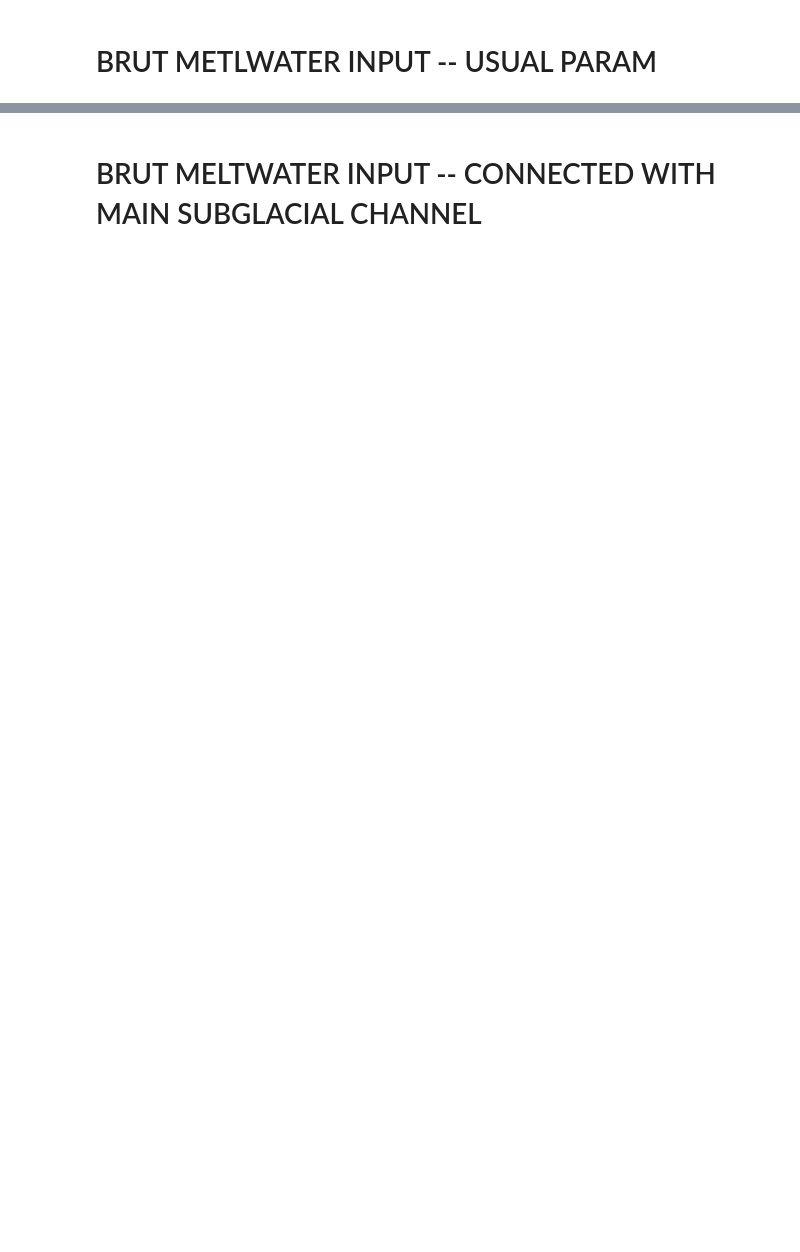
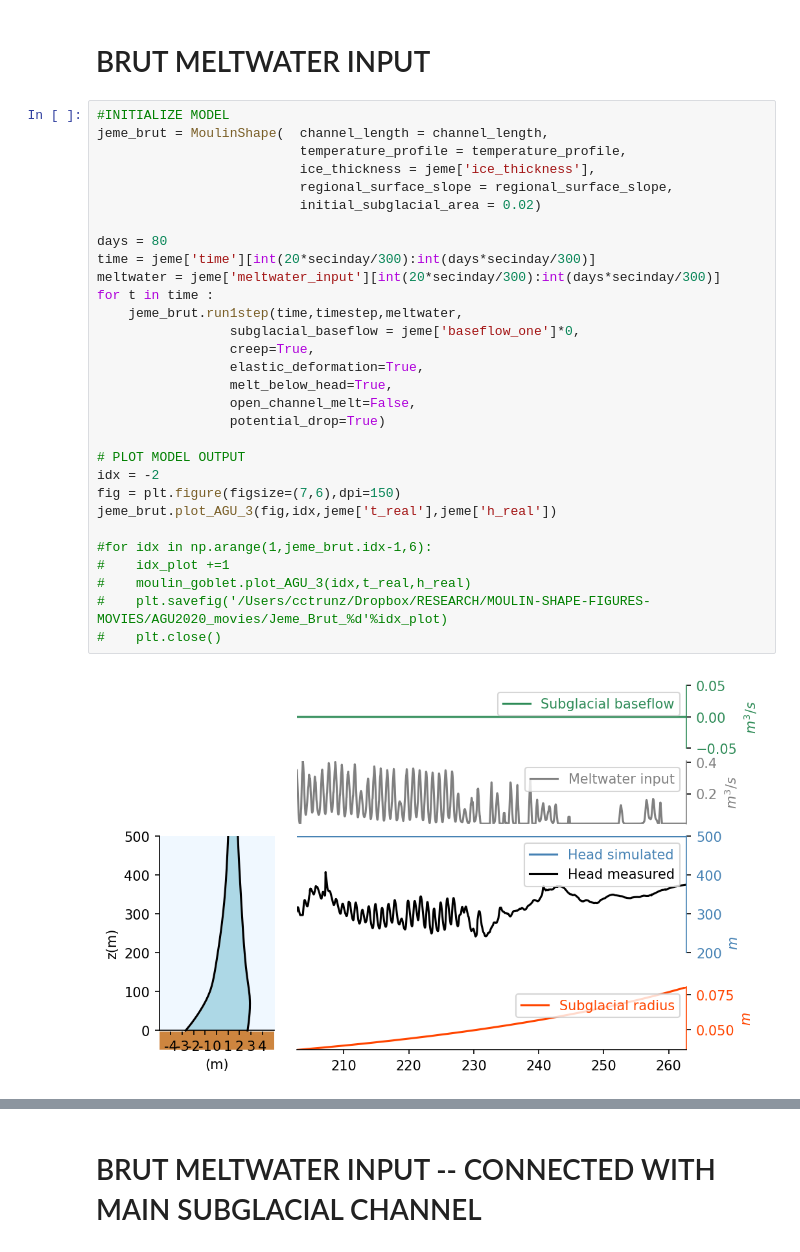
Before and after one commit to cctrunz/ModelRepo_pyMouShBaseflow_paper, a Jupyter notebook: Simulate_moulin_data.ipynb, the cells around one changed output, grey strips where cells are left out. Drawn from its saved outputs; the diff is of its cells as text; blank space fills up the shorter version.

```diff
--- a/Simulate_moulin_data.ipynb
+++ b/Simulate_moulin_data.ipynb
@@ -34,4 +86,36 @@ meltwater_input = Qin_real(time, Qin_data, Qtime_data)
 # %% [markdown]
-# BRUT METLWATER INPUT -- USUAL PARAM
+# BRUT MELTWATER INPUT
+# %%
+#INITIALIZE MODEL
+jeme_brut = MoulinShape(  channel_length = channel_length,
+                          temperature_profile = temperature_profile,
+                          ice_thickness = jeme['ice_thickness'],
+                          regional_surface_slope = regional_surface_slope,
+                          initial_subglacial_area = 0.02)
+
+days = 80
+time = jeme['time'][int(20*secinday/300):int(days*secinday/300)]
+meltwater = jeme['meltwater_input'][int(20*secinday/300):int(days*secinday/300)]
+for t in time :
+    jeme_brut.run1step(time,timestep,meltwater,
+                 subglacial_baseflow = jeme['baseflow_one']*0,
+                 creep=True,
+                 elastic_deformation=True,
+                 melt_below_head=True,
+                 open_channel_melt=False,
+                 potential_drop=True)
+
+# PLOT MODEL OUTPUT
+idx = -2
+fig = plt.figure(figsize=(7,6),dpi=150)
+jeme_brut.plot_AGU_3(fig,idx,jeme['t_real'],jeme['h_real'])
+
+#for idx in np.arange(1,jeme_brut.idx-1,6):
+#    idx_plot +=1
+#    moulin_goblet.plot_AGU_3(idx,t_real,h_real)
+#    plt.savefig('/Users/cctrunz/Dropbox/RESEARCH/MOULIN-SHAPE-FIGURES-MOVIES/AGU2020_movies/Jeme_Brut_%d'%idx_plot)
+#    plt.close()
+# %% [output]
+[figure, added]
 # %%
 #INITIALIZE MODEL
```
Also changed, not shown: parts of 6 cells of this notebook, 1 other file.
